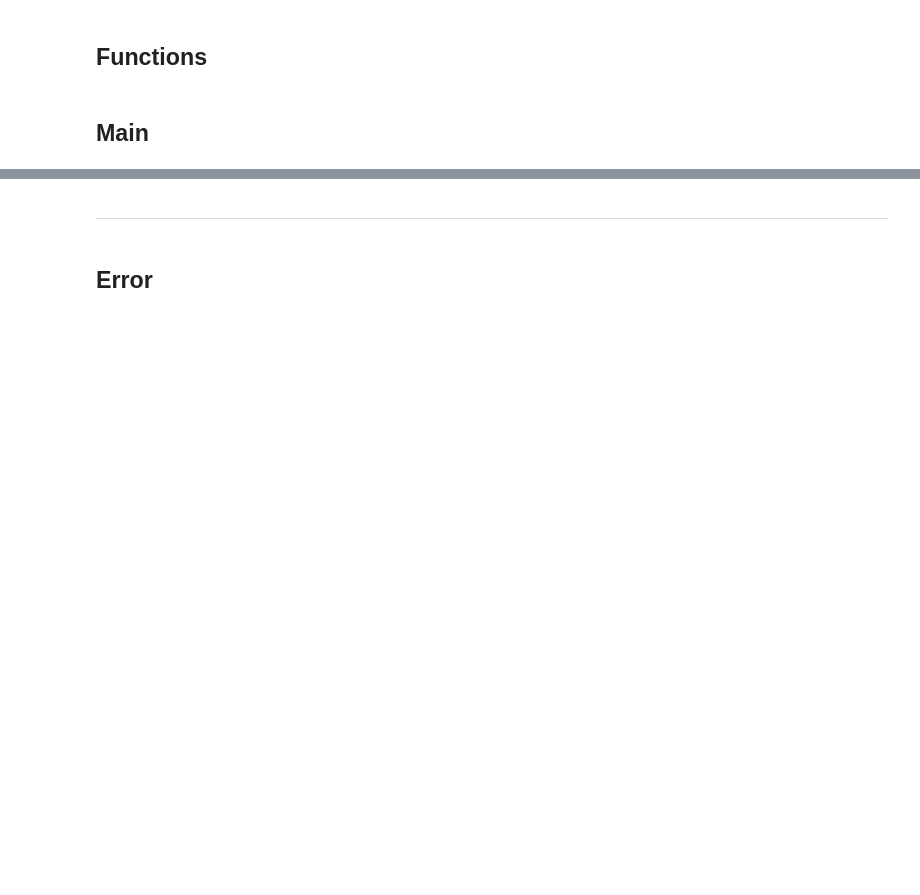
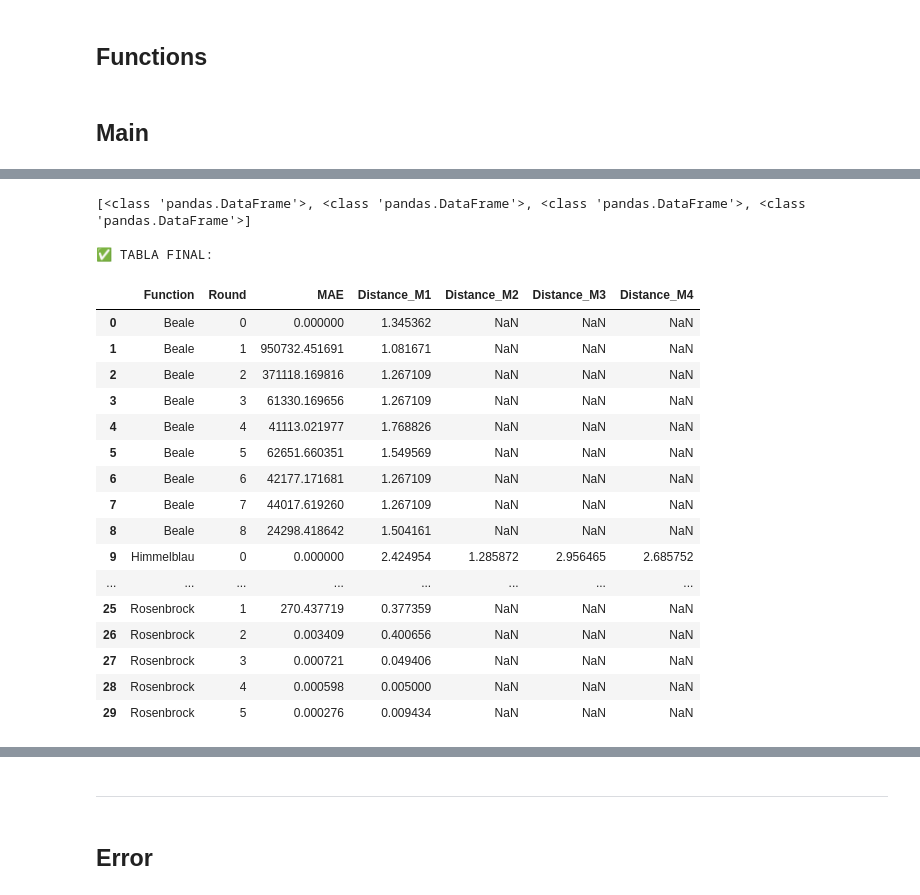
Before and after one commit to emma-reig/TFM_MuBiB_Emma-Reig, a Jupyter notebook: Analysis.ipynb, the cells around one changed output, grey strips where cells are left out. Cells and saved outputs as stored; diff of their text form; code cells hidden in the pictures; blank space fills up the shorter version.

```diff
--- a/Analysis.ipynb
+++ b/Analysis.ipynb
@@ -278 +234,49 @@ ValueError: invalid literal for int() with base 10: 'Himmelblau'
+# %%
+print([type(x) for x in all_results])
+
+all_results = [df for df in all_results if df is not None and not df.empty] #eliminate empty DataFrames
+
+final_table = pd.concat(all_results, ignore_index=True) #join all the results
+
+final_table['Round'] = final_table['Round'].astype(str)
+
+final_table['Round'] = pd.to_numeric(
+    final_table['Round'].str.extract('R(\\d+)')[0],
+    errors='coerce'
+)
+
+final_table = final_table.sort_values(['Function', 'Round']).reset_index(drop=True)
+
+
+# eliminate column 'round_number' (no longer needed)
+if 'round_number' in final_table.columns:
+    final_table = final_table.drop(columns=['round_number'])
+
+
+final_path = os.path.join(BASE_DIR, "FINAL_ALL_FUNCTIONS.csv")
+final_table.to_csv(final_path, index=False)
+
+print("\n Summary table:")
+display(final_table)
+# %% [output]
+[<class 'pandas.DataFrame'>, <class 'pandas.DataFrame'>, <class 'pandas.DataFrame'>, <class 'pandas.DataFrame'>]
+
+✅ TABLA FINAL:
+|  | Function | Round | MAE | Distance_M1 | Distance_M2 | Distance_M3 | Distance_M4 |
+| 0 | Beale | 0 | 0.000000 | 1.345362 | NaN | NaN | NaN |
+| 1 | Beale | 1 | 950732.451691 | 1.081671 | NaN | NaN | NaN |
+| 2 | Beale | 2 | 371118.169816 | 1.267109 | NaN | NaN | NaN |
+| 3 | Beale | 3 | 61330.169656 | 1.267109 | NaN | NaN | NaN |
+| 4 | Beale | 4 | 41113.021977 | 1.768826 | NaN | NaN | NaN |
+| 5 | Beale | 5 | 62651.660351 | 1.549569 | NaN | NaN | NaN |
+| 6 | Beale | 6 | 42177.171681 | 1.267109 | NaN | NaN | NaN |
+| 7 | Beale | 7 | 44017.619260 | 1.267109 | NaN | NaN | NaN |
+| 8 | Beale | 8 | 24298.418642 | 1.504161 | NaN | NaN | NaN |
+| 9 | Himmelblau | 0 | 0.000000 | 2.424954 | 1.285872 | 2.956465 | 2.685752 |
+| ... | ... | ... | ... | ... | ... | ... | ... |
+| 25 | Rosenbrock | 1 | 270.437719 | 0.377359 | NaN | NaN | NaN |
+| 26 | Rosenbrock | 2 | 0.003409 | 0.400656 | NaN | NaN | NaN |
+| 27 | Rosenbrock | 3 | 0.000721 | 0.049406 | NaN | NaN | NaN |
+| 28 | Rosenbrock | 4 | 0.000598 | 0.005000 | NaN | NaN | NaN |
+| 29 | Rosenbrock | 5 | 0.000276 | 0.009434 | NaN | NaN | NaN |
 # %% [markdown]
```
Also changed, not shown: parts of 12 cells of this notebook, 1 other file.
